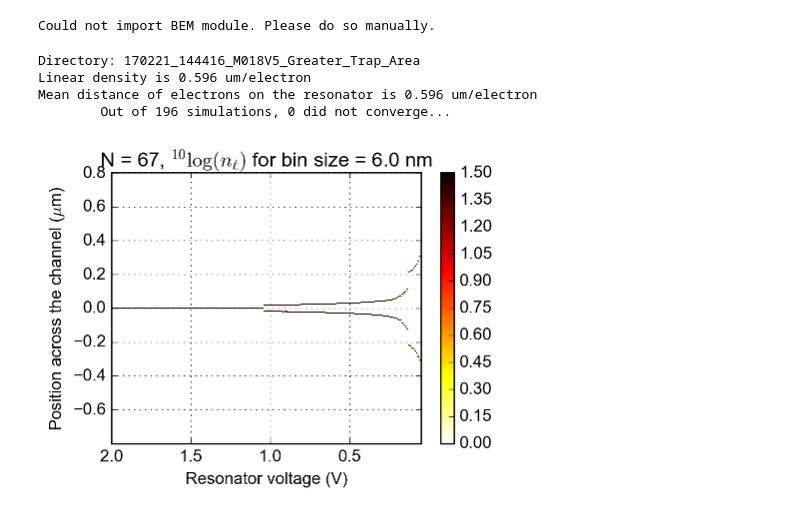
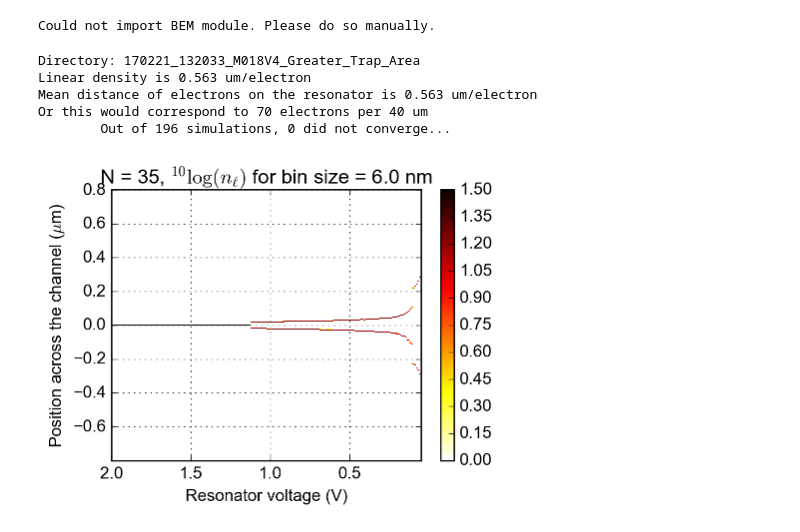
Before and after one commit to gkoolstra/ipython-notebooks, a Jupyter notebook: 20170221 - Checking greater trap area vs. resonator.ipynb, the cells around one changed output. Saved outputs shown, nothing was run; the diff lists cells and outputs as text; code cells hidden in the pictures.

```diff
--- a/20170221 - Checking greater trap area vs. resonator.ipynb
+++ b/20170221 - Checking greater trap area vs. resonator.ipynb
@@ -22,13 +22,13 @@ from TrapAnalysis import artificial_anneal as anneal
 Could not import BEM module. Please do so manually.
 # %%
 save_path = r"/Volumes/slab/Gerwin/Electron on helium/Electron optimization/Realistic potential/Greater Trap Area"
-sub_dirs = ["170221_144416_M018V5_Greater_Trap_Area"]
+sub_dirs = ["170221_132033_M018V4_Greater_Trap_Area"]
 # %%
 dbin = 0.006E-6
 bins = np.arange(-0.80E-6, 0.80E-6+dbin, dbin)
-#resonator_bounds = (7.87E-6, 27.84E-6)
-resonator_bounds = (7.87E-6, 47.84E-6)
-save = False
+resonator_bounds = (7.87E-6, 27.84E-6)
+#resonator_bounds = (7.87E-6, 47.84E-6)
+save = True
 
 N_electrons = list()
 noof_rows = np.zeros((196, len(sub_dirs)))
@@ -60,6 +60,7 @@ for N_axis, sub_dir in enumerate(sub_dirs):
                     linear_density = np.mean(np.min(Xij, axis=0))
                     print("Linear density is %.3f um/electron"%(linear_density*1E6))
                     print("Mean distance of electrons on the resonator is %.3f um/electron"%(mean_distance*1E6))
+                    print("Or this would correspond to %d electrons per 40 um"%(len(yi_resonator)*40E-6/(resonator_bounds[1]-resonator_bounds[0])))
 
                 energy.append(f[step+"/energy"][()])
                 valid_solution = f[step + "/solution_converged"][()]
@@ -81,34 +82,35 @@ for N_axis, sub_dir in enumerate(sub_dirs):
         N_electrons.append(N_elecs)
         N_threshold = 10
         num_peaks = list()
         for V_axis in range(np.shape(electron_histogram)[0]):
             peakind = np.where(electron_histogram[V_axis,:] > N_threshold)[0]
             peakind = np.delete(peakind, np.where(np.diff(peakind) == 1))
             num_peaks.append(len(peakind))
             noof_rows[V_axis, N_axis] = len(peakind)
 
         Vres = f["Vres"][()]
         xpoints = f["xpoints"][()]
         #potential = f["electrostatic_potential"][()]
 
     print("\tOut of %d simulations, %d did not converge..." % (len(Vres), len(Vres) - np.sum(converged)))
 
     fig = plt.figure(figsize=(5.,3.5))
     common.configure_axes(12)
     plt.pcolormesh(Vres, bins[:-1]*1E6, np.log10(electron_histogram.T), vmin=0, vmax=1.5, cmap=plt.cm.hot_r)
     plt.colorbar()
     plt.xlim(Vres[0], Vres[-1])
     plt.ylim(np.min(bins)*1E6, np.max(bins)*1E6)
     plt.xlabel("Resonator voltage (V)")
     plt.ylabel("Position across the channel ($\mu$m)")
     plt.title(r"N = %d, $^{10}\log (n_\ell)$ for bin size = %.1f nm"%(N_elecs, dbin*1E9))
     plt.grid()
 
     if save:
         common.save_figure(fig, os.path.join(save_path, sub_dir))
 # %% [output]
-Directory: 170221_144416_M018V5_Greater_Trap_Area
-Linear density is 0.596 um/electron
-Mean distance of electrons on the resonator is 0.596 um/electron
+Directory: 170221_132033_M018V4_Greater_Trap_Area
+Linear density is 0.563 um/electron
+Mean distance of electrons on the resonator is 0.563 um/electron
+Or this would correspond to 70 electrons per 40 um
         Out of 196 simulations, 0 did not converge...
-[figure, old version]
+[figure, new version]
```
Also changed, not shown: 1 other file.
